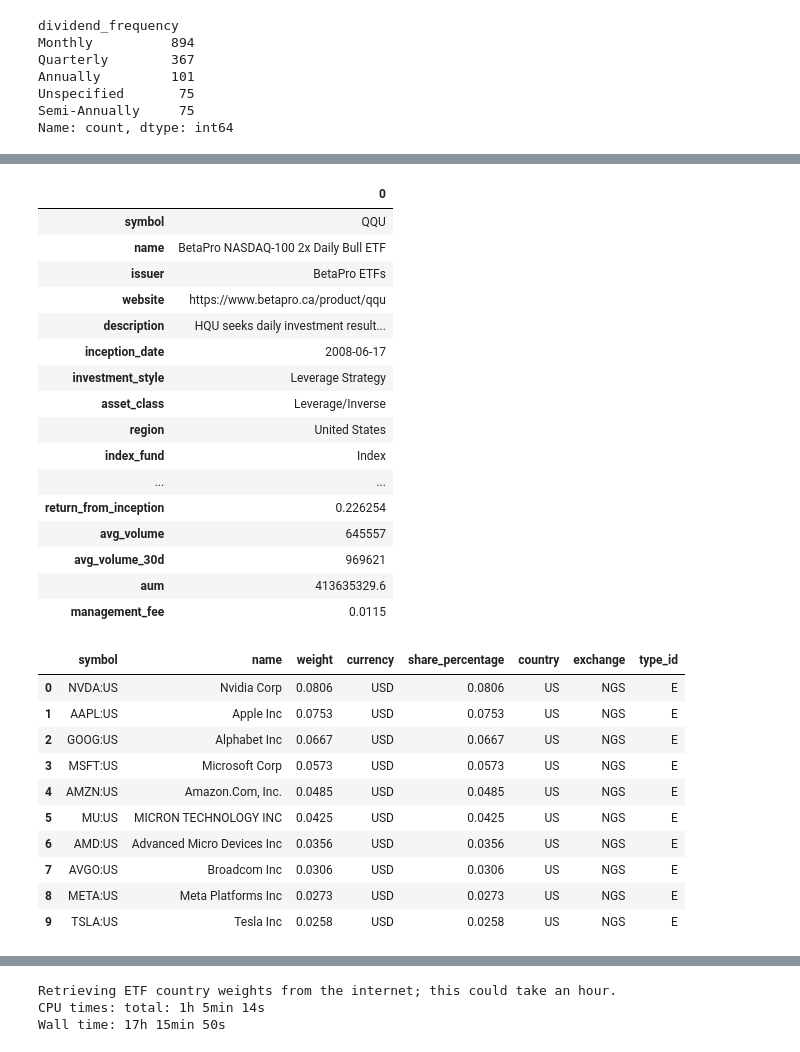
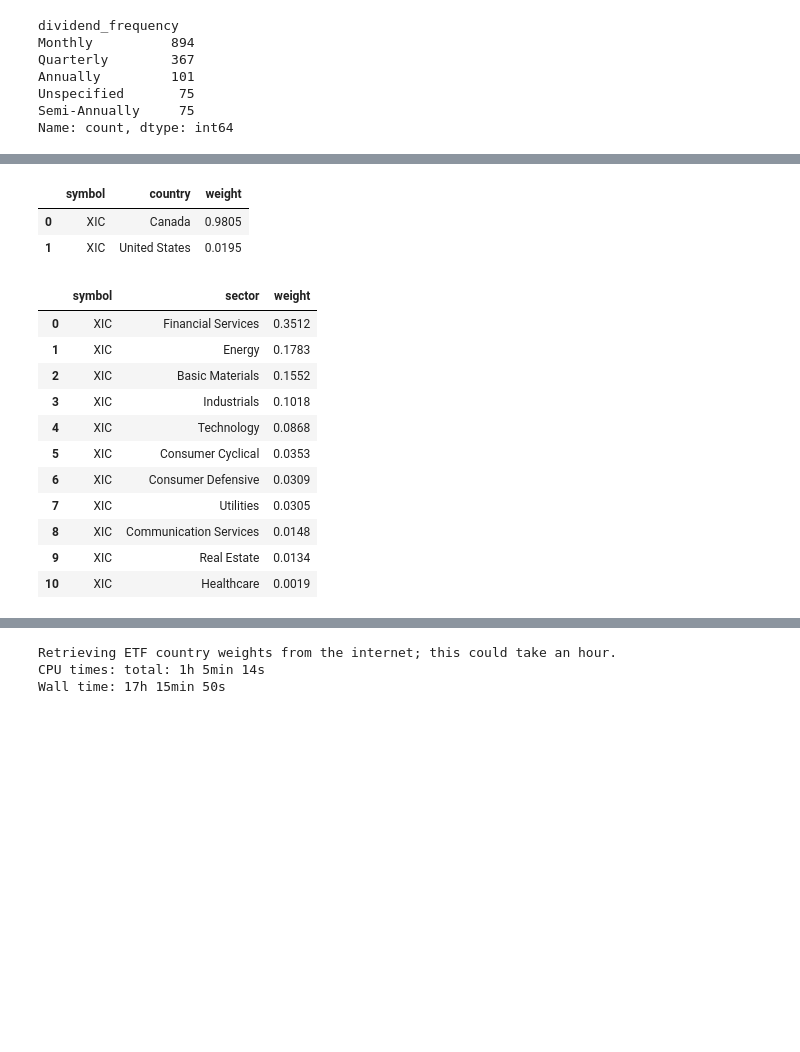
Before and after one commit to apetre/show-your-work, a Jupyter notebook: Choosing_an_ETF.ipynb, the cells around one changed output, grey strips where cells are left out. Saved outputs shown, nothing was run; the diff lists cells and outputs as text; code cells hidden in the pictures; blank space fills up the shorter version.

Commit message:
Updated section about cleaning country and sector weights.

```diff
--- a/Choosing_an_ETF.ipynb
+++ b/Choosing_an_ETF.ipynb
@@ -187,38 +178,23 @@ tmx_etfs[['symbol','name','aum','management_fee']].sort_values(by=['aum'], ascen
 # %%
-tmx_etf_info_eg = obb.tmx.etf.info(symbol='QQU', provider='tmx').to_dataframe()
-display(tmx_etf_info_eg.T)
-#tmx_etf_countries_eg = obb.tmx.etf.countries(symbol='VAB', provider='tmx').to_dataframe()
-#display(tmx_etf_countries_eg)
-#tmx_etf_sectors_eg = obb.tmx.etf.sectors(symbol='VAB', provider='tmx').to_dataframe()
-#display(tmx_etf_sectors_eg)
-tmx_etf_holdings_eg = obb.tmx.etf.holdings(symbol='QQU', provider='tmx').to_dataframe()
+tmx_etf_countries_eg = obb.tmx.etf.countries(symbol='XIC', provider='tmx').to_dataframe()
+display(tmx_etf_countries_eg)
+tmx_etf_sectors_eg = obb.tmx.etf.sectors(symbol='XIC', provider='tmx').to_dataframe()
+display(tmx_etf_sectors_eg)
+tmx_etf_holdings_eg = obb.tmx.etf.holdings(symbol='XIC', provider='tmx').to_dataframe()
 display(tmx_etf_holdings_eg)
 # %% [output]
-|  | 0 |
-| symbol | QQU |
-| name | BetaPro NASDAQ-100 2x Daily Bull ETF |
-| issuer | BetaPro ETFs |
-| website | https://www.betapro.ca/product/qqu |
-| description | HQU seeks daily investment result... |
-| inception_date | 2008-06-17 |
-| investment_style | Leverage Strategy |
-| asset_class | Leverage/Inverse |
-| region | United States |
-| index_fund | Index |
-| ... | ... |
-| return_from_inception | 0.226254 |
-| avg_volume | 645557 |
-| avg_volume_30d | 969621 |
-| aum | 413635329.6 |
-| management_fee | 0.0115 |
+|  | symbol | country | weight |
+| 0 | XIC | Canada | 0.9805 |
+| 1 | XIC | United States | 0.0195 |
-|  | symbol | name | weight | currency | share_percentage | country | exchange | type_id |
-| 0 | NVDA:US | Nvidia Corp | 0.0806 | USD | 0.0806 | US | NGS | E |
-| 1 | AAPL:US | Apple Inc | 0.0753 | USD | 0.0753 | US | NGS | E |
-| 2 | GOOG:US | Alphabet Inc | 0.0667 | USD | 0.0667 | US | NGS | E |
-| 3 | MSFT:US | Microsoft Corp | 0.0573 | USD | 0.0573 | US | NGS | E |
-| 4 | AMZN:US | Amazon.Com, Inc. | 0.0485 | USD | 0.0485 | US | NGS | E |
-| 5 | MU:US | MICRON TECHNOLOGY INC | 0.0425 | USD | 0.0425 | US | NGS | E |
-| 6 | AMD:US | Advanced Micro Devices Inc | 0.0356 | USD | 0.0356 | US | NGS | E |
-| 7 | AVGO:US | Broadcom Inc | 0.0306 | USD | 0.0306 | US | NGS | E |
-| 8 | META:US | Meta Platforms Inc | 0.0273 | USD | 0.0273 | US | NGS | E |
-| 9 | TSLA:US | Tesla Inc | 0.0258 | USD | 0.0258 | US | NGS | E |
+|  | symbol | sector | weight |
+| 0 | XIC | Financial Services | 0.3512 |
+| 1 | XIC | Energy | 0.1783 |
+| 2 | XIC | Basic Materials | 0.1552 |
+| 3 | XIC | Industrials | 0.1018 |
+| 4 | XIC | Technology | 0.0868 |
+| 5 | XIC | Consumer Cyclical | 0.0353 |
+| 6 | XIC | Consumer Defensive | 0.0309 |
+| 7 | XIC | Utilities | 0.0305 |
+| 8 | XIC | Communication Services | 0.0148 |
+| 9 | XIC | Real Estate | 0.0134 |
+| 10 | XIC | Healthcare | 0.0019 |
```
Also changed, not shown: parts of 32 cells of this notebook.
